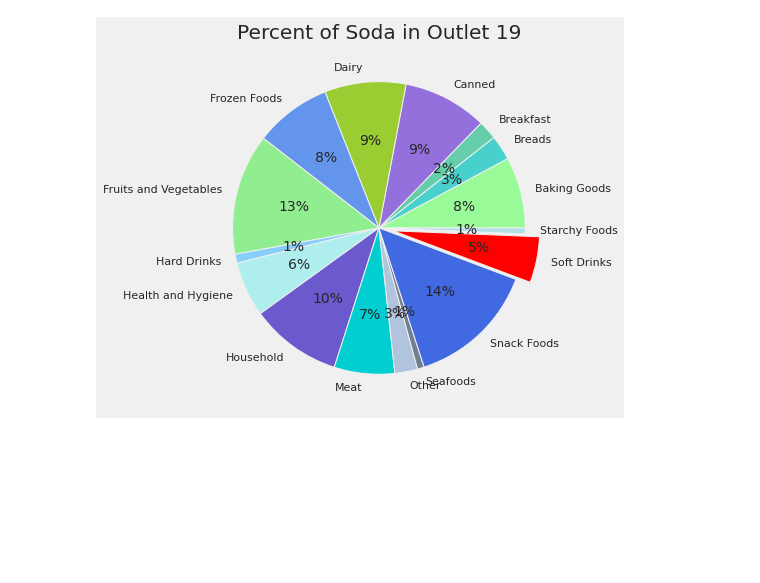
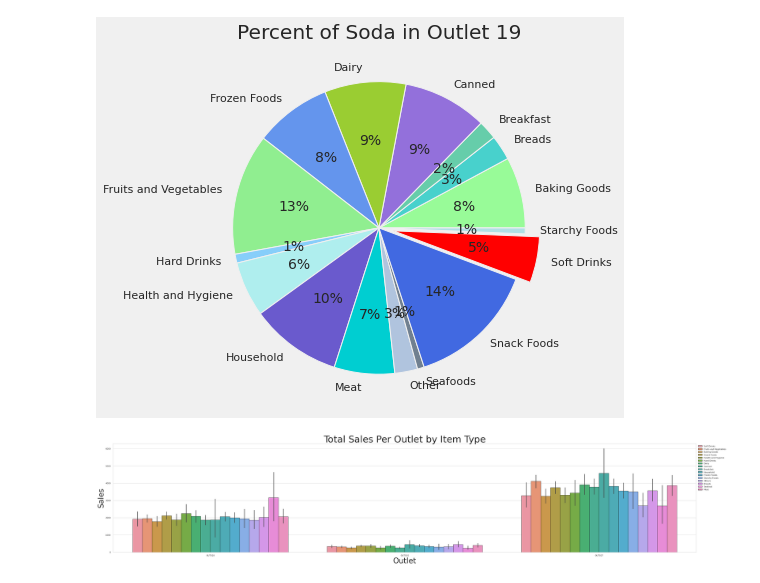
Before and after one commit to blakedshull/datascience, a Jupyter notebook: Sales_Predictions.ipynb, the cells around one changed output. Saved outputs shown, nothing was run; the diff lists cells and outputs as text; code cells hidden in the pictures; blank space fills up the shorter version.

```diff
--- a/Sales_Predictions.ipynb
+++ b/Sales_Predictions.ipynb
@@ -373,3 +373,19 @@ plt.rcParams['patch.linewidth'] = 1 # Got this line of code from here: https://s
 # instead they all sell soft drinks relative to their size.  However, if we're looking at aggregate numbers, Outlet 27 would still be hit hardest and 19 least hard hit.
 # %% [output]
 [figure]
+# %%
+# Zoom and scroll to see, its a big graph!
+filterx = df[(df['Outlet_Identifier'] == 'OUT027') | (df['Outlet_Identifier'] == 'OUT018') | (df['Outlet_Identifier'] == 'OUT010')]
+plt.style.use('seaborn')
+sns.set(style="whitegrid")
+fig, ax = plt.subplots(figsize=(50,10)) # From https://learningactors.com/how-to-make-better-looking-charts-in-python/
+sns.barplot(data = filterx, x = 'Outlet_Identifier', y = 'Item_Outlet_Sales', hue = 'Item_Type', edgecolor='black', )
+plt.title("Total Sales Per Outlet by Item Type", fontsize=50)
+plt.xlabel("Outlet", fontsize=40)
+plt.ylabel("Sales", fontsize=40)
+plt.legend(bbox_to_anchor = (1,1))
+plt.show()
+
+# This bar graph also visualizes teh total sales of the outlets above against each other.
+# %% [output]
+[figure, added]
```
Also changed, not shown: parts of 5 cells of this notebook.
